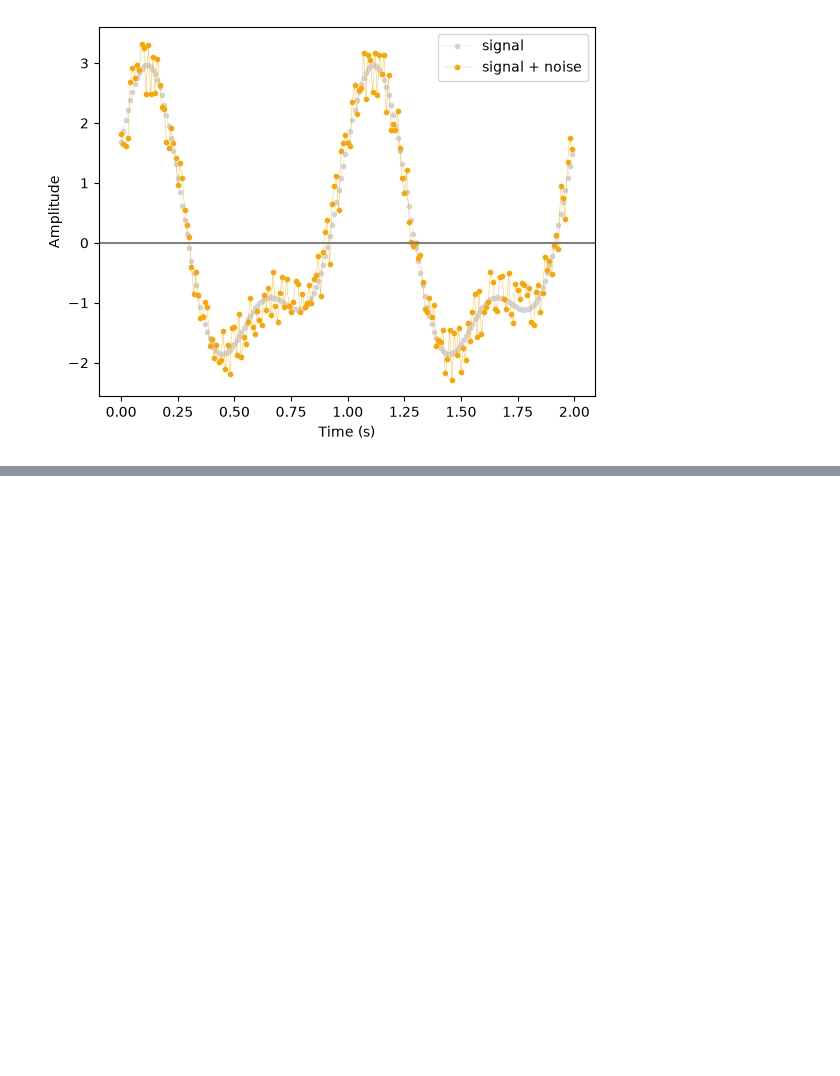
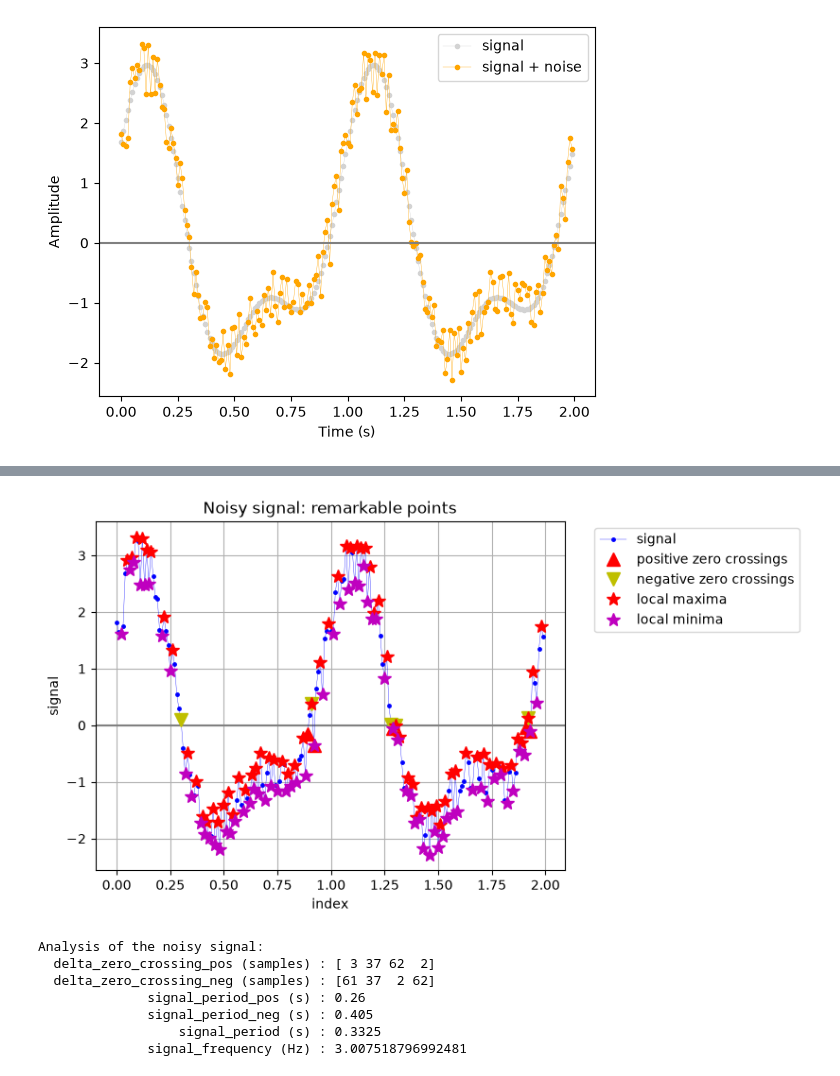
Before and after one commit to sdurand875-spec/IEAP-python-series03, a Jupyter notebook: Section/part4_noisy_signal.ipynb, the cells around one changed output, grey strips where cells are left out. Drawn from its saved outputs; the diff is of its cells as text; code cells hidden in the pictures; blank space fills up the shorter version.

Commit message:
Add remarkable points and frequency of noisy signal (4.2)

```diff
--- a/Section/part4_noisy_signal.ipynb
+++ b/Section/part4_noisy_signal.ipynb
@@ -81,0 +86,16 @@ noise_amplitude =  0.9644505235820642
+# %%
+# Remarkable points of the noisy signal (function from part 2)
+display_signal_and_remarkable_points(t, s_noisy, title="Noisy signal: remarkable points")
+
+# Frequency analysis (functions from part 3)
+info_noisy = compute_frequency_from_zero_crossings(t, s_noisy)
+print_frequency_info(info_noisy, "Analysis of the noisy signal:")
+# %% [output]
+[figure, added]
+Analysis of the noisy signal:
+  delta_zero_crossing_pos (samples) : [ 3 37 62  2]
+  delta_zero_crossing_neg (samples) : [61 37  2 62]
+              signal_period_pos (s) : 0.26
+              signal_period_neg (s) : 0.405
+                  signal_period (s) : 0.3325
+              signal_frequency (Hz) : 3.007518796992481
```
Also changed, not shown: parts of 1 cell of this notebook.
